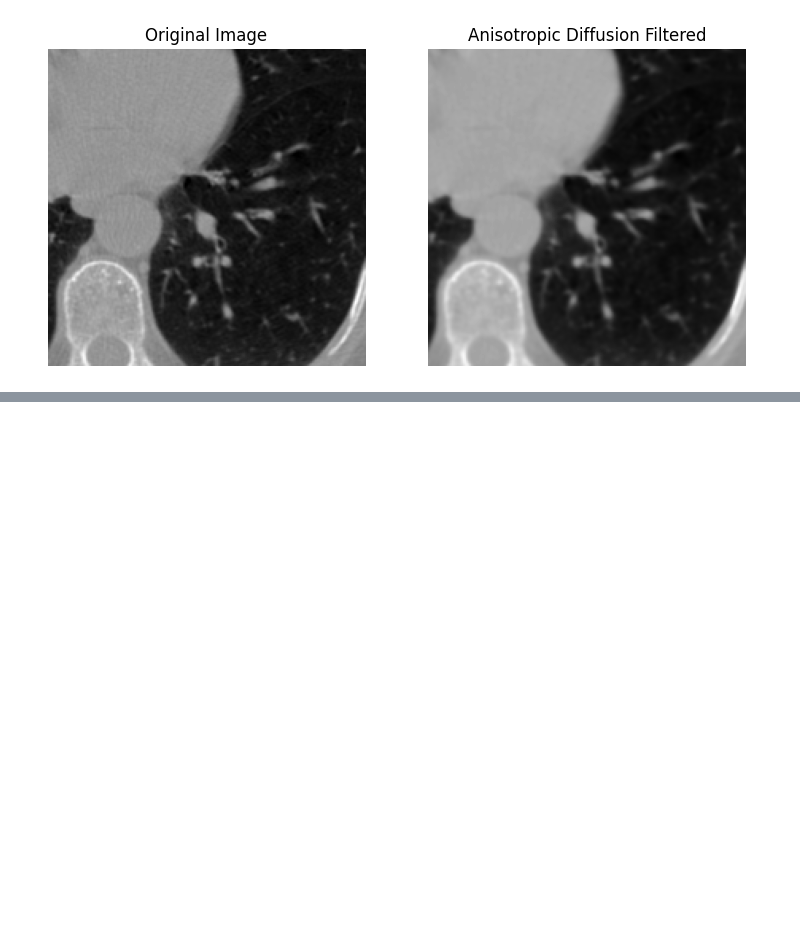
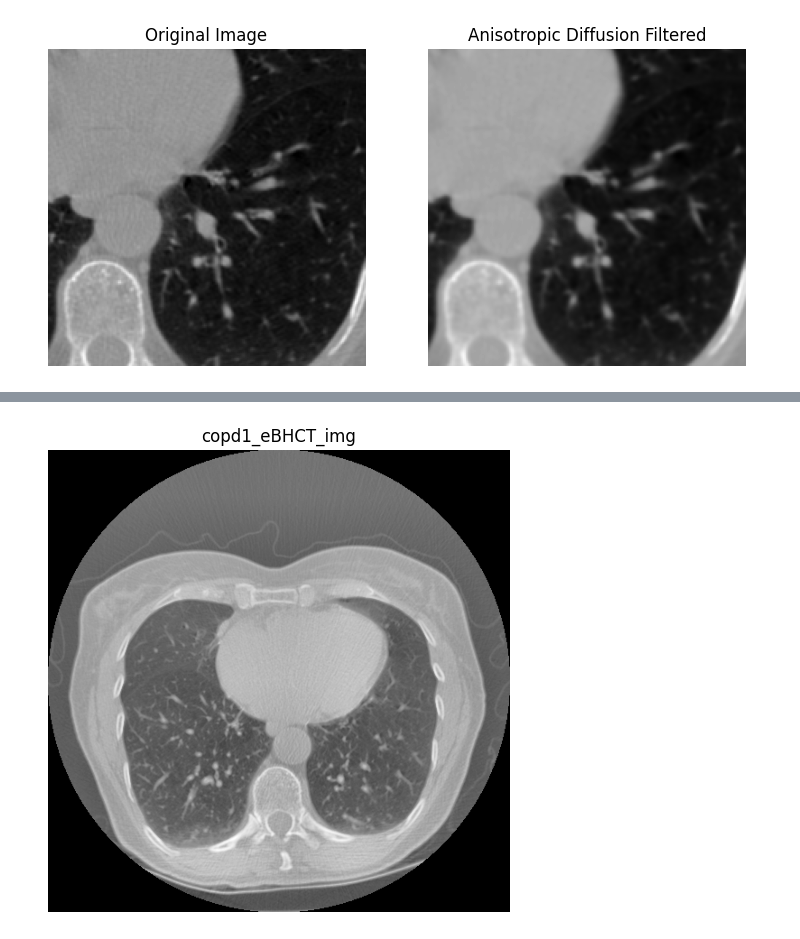
Before and after one commit to abdel-habib/COPDgene-CT-registration, a Jupyter notebook: notebooks/5_Preprocessing.ipynb, the cells around one changed output, grey strips where cells are left out. Cells and saved outputs as stored; diff of their text form; code cells hidden in the pictures; blank space fills up the shorter version.

```diff
--- a/notebooks/5_Preprocessing.ipynb
+++ b/notebooks/5_Preprocessing.ipynb
@@ -84,0 +72,7 @@ display_two_volumes(copd1_eBHCT_img[:, 220:420, 220:420], output_bilateral_filte
+# %%
+copd1_eBHCT_enhanced = clahe_3d(copd1_eBHCT)
+
+copd1_eBHCT_enhanced_img = sitk.GetArrayFromImage(copd1_eBHCT_enhanced)
+display_volumes(copd1_eBHCT_enhanced_img, title1='copd1_eBHCT_img', slice1 = 80)
+# %% [output]
+[figure, added]
```
Also changed, not shown: parts of 30 cells of this notebook.
